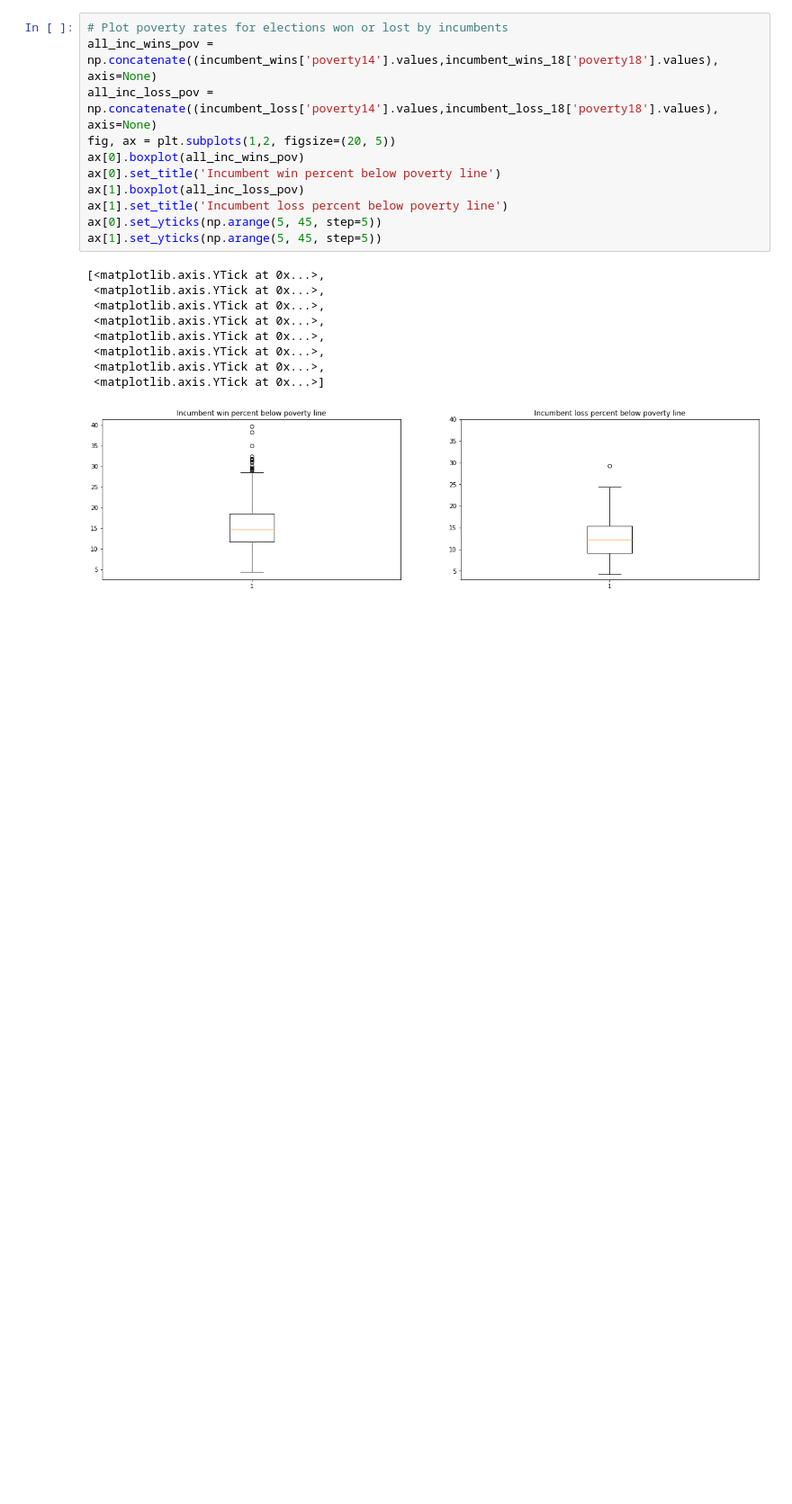
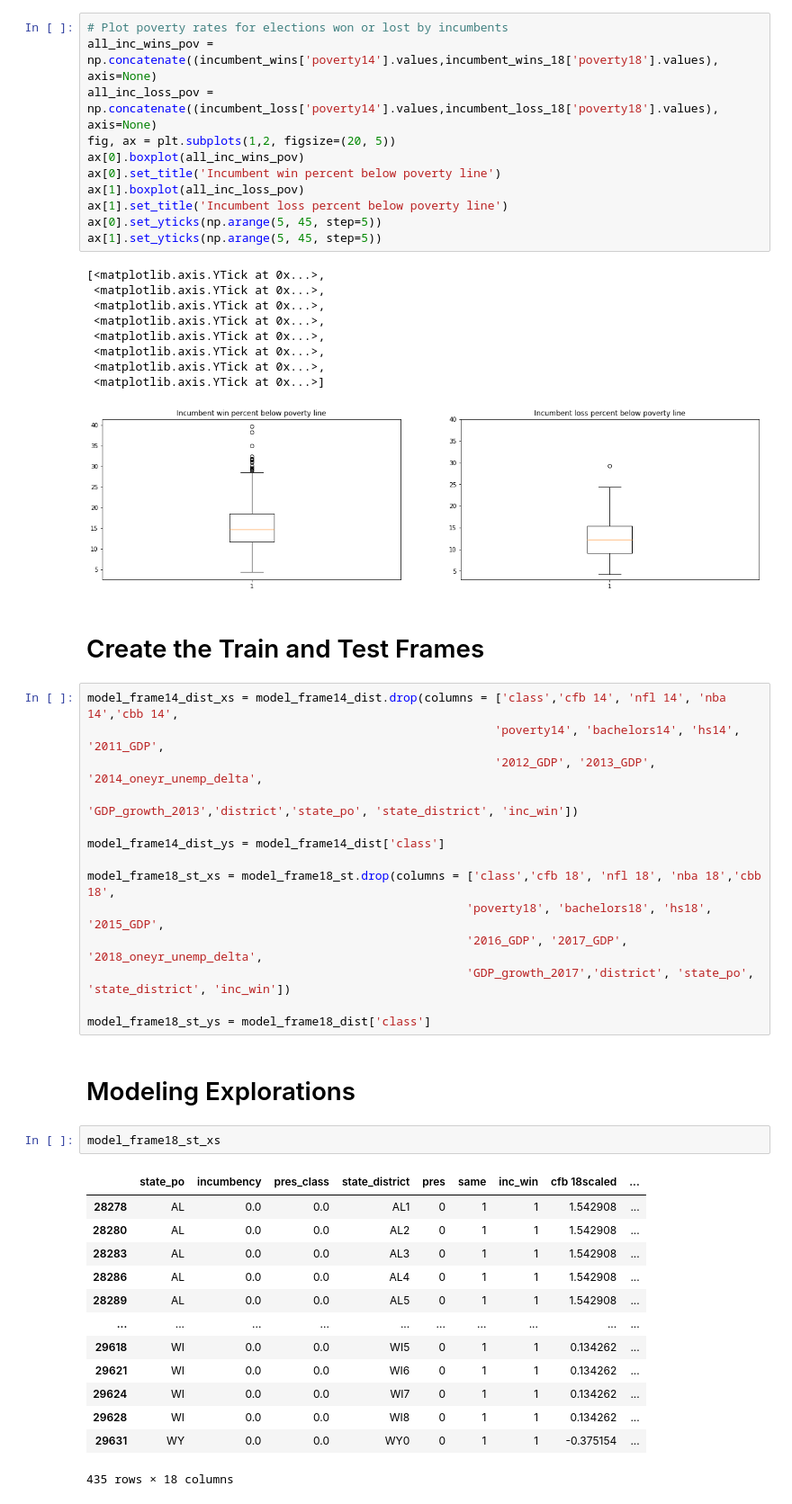
Before and after one commit to Abelay02/CS109a-Final-Project, a Jupyter notebook: Final Project Consolidated Code.ipynb, the cells around one changed output. Shown at 90% size. Cells and saved outputs as stored; diff of their text form; blank space fills up the shorter version.

```diff
--- a/Final Project Consolidated Code.ipynb
+++ b/Final Project Consolidated Code.ipynb
@@ -1079,3 +1079,37 @@ ax[1].set_yticks(np.arange(5, 45, step=5))
  <matplotlib.axis.YTick at 0x...>,
  <matplotlib.axis.YTick at 0x...>]
 [figure]
+# %% [markdown]
+# Create the Train and Test Frames
+# %%
+model_frame14_dist_xs = model_frame14_dist.drop(columns = ['class','cfb 14', 'nfl 14', 'nba 14','cbb 14',
+                                                          'poverty14', 'bachelors14', 'hs14', '2011_GDP',
+                                                          '2012_GDP', '2013_GDP', '2014_oneyr_unemp_delta',
+                                                          'GDP_growth_2013','district','state_po', 'state_district', 'inc_win'])
+
+model_frame14_dist_ys = model_frame14_dist['class']
+
+model_frame18_st_xs = model_frame18_st.drop(columns = ['class','cfb 18', 'nfl 18', 'nba 18','cbb 18',
+                                                      'poverty18', 'bachelors18', 'hs18', '2015_GDP',
+                                                      '2016_GDP', '2017_GDP', '2018_oneyr_unemp_delta',
+                                                      'GDP_growth_2017','district', 'state_po', 'state_district', 'inc_win'])
+
+model_frame18_st_ys = model_frame18_dist['class']
+# %% [markdown]
+# Modeling Explorations
+# %%
+model_frame18_st_xs
+# %% [output]
+|  | state_po | incumbency | pres_class | state_district | pres | same | inc_win | cfb 18scaled | ... |
+| 28278 | AL | 0.0 | 0.0 | AL1 | 0 | 1 | 1 | 1.542908 | ... |
+| 28280 | AL | 0.0 | 0.0 | AL2 | 0 | 1 | 1 | 1.542908 | ... |
+| 28283 | AL | 0.0 | 0.0 | AL3 | 0 | 1 | 1 | 1.542908 | ... |
+| 28286 | AL | 0.0 | 0.0 | AL4 | 0 | 1 | 1 | 1.542908 | ... |
+| 28289 | AL | 0.0 | 0.0 | AL5 | 0 | 1 | 1 | 1.542908 | ... |
+| ... | ... | ... | ... | ... | ... | ... | ... | ... | ... |
+| 29618 | WI | 0.0 | 0.0 | WI5 | 0 | 1 | 1 | 0.134262 | ... |
+| 29621 | WI | 0.0 | 0.0 | WI6 | 0 | 1 | 1 | 0.134262 | ... |
+| 29624 | WI | 0.0 | 0.0 | WI7 | 0 | 1 | 1 | 0.134262 | ... |
+| 29628 | WI | 0.0 | 0.0 | WI8 | 0 | 1 | 1 | 0.134262 | ... |
+| 29631 | WY | 0.0 | 0.0 | WY0 | 0 | 1 | 1 | -0.375154 | ... |
+435 rows × 18 columns
```
Also changed, not shown: parts of 1 cell of this notebook.
